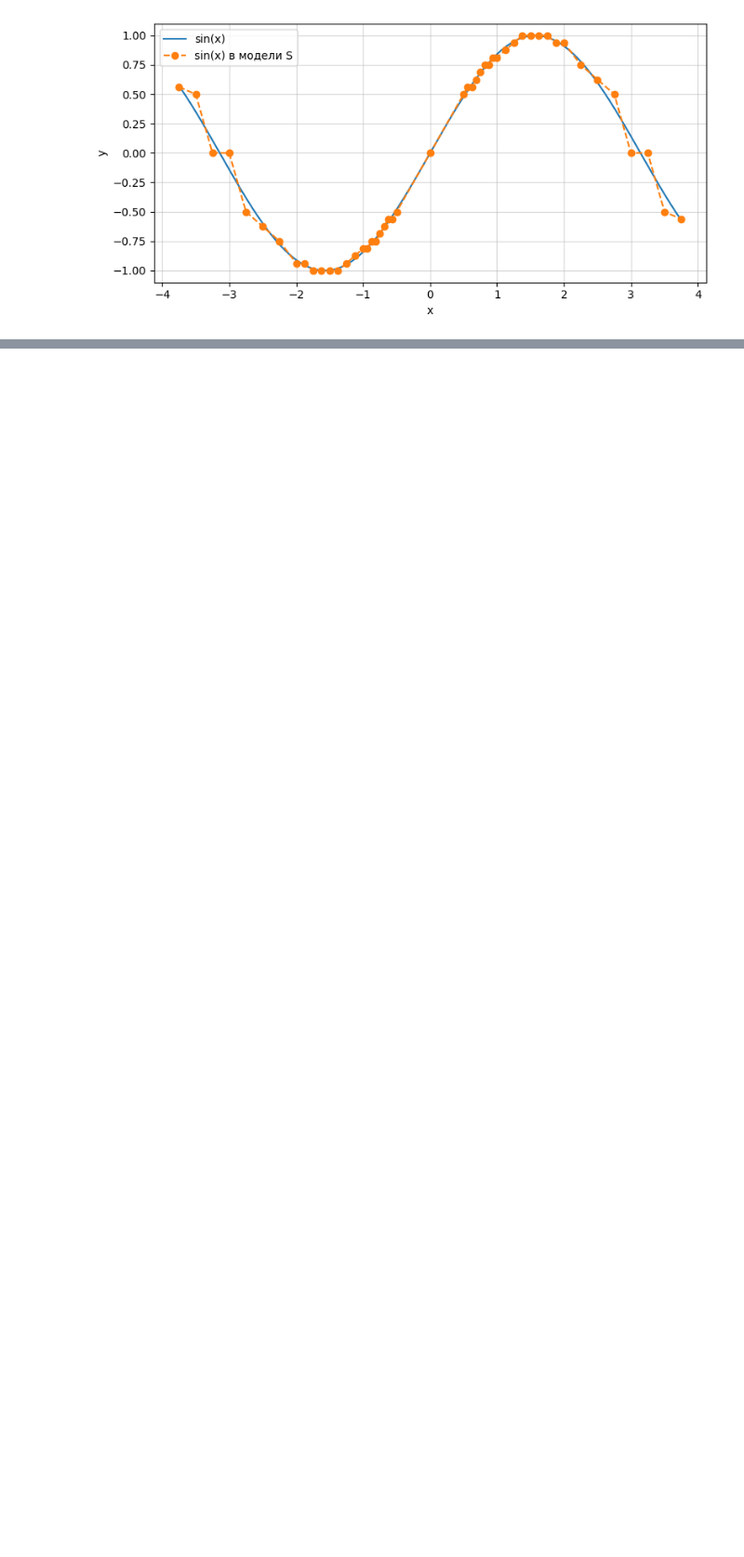
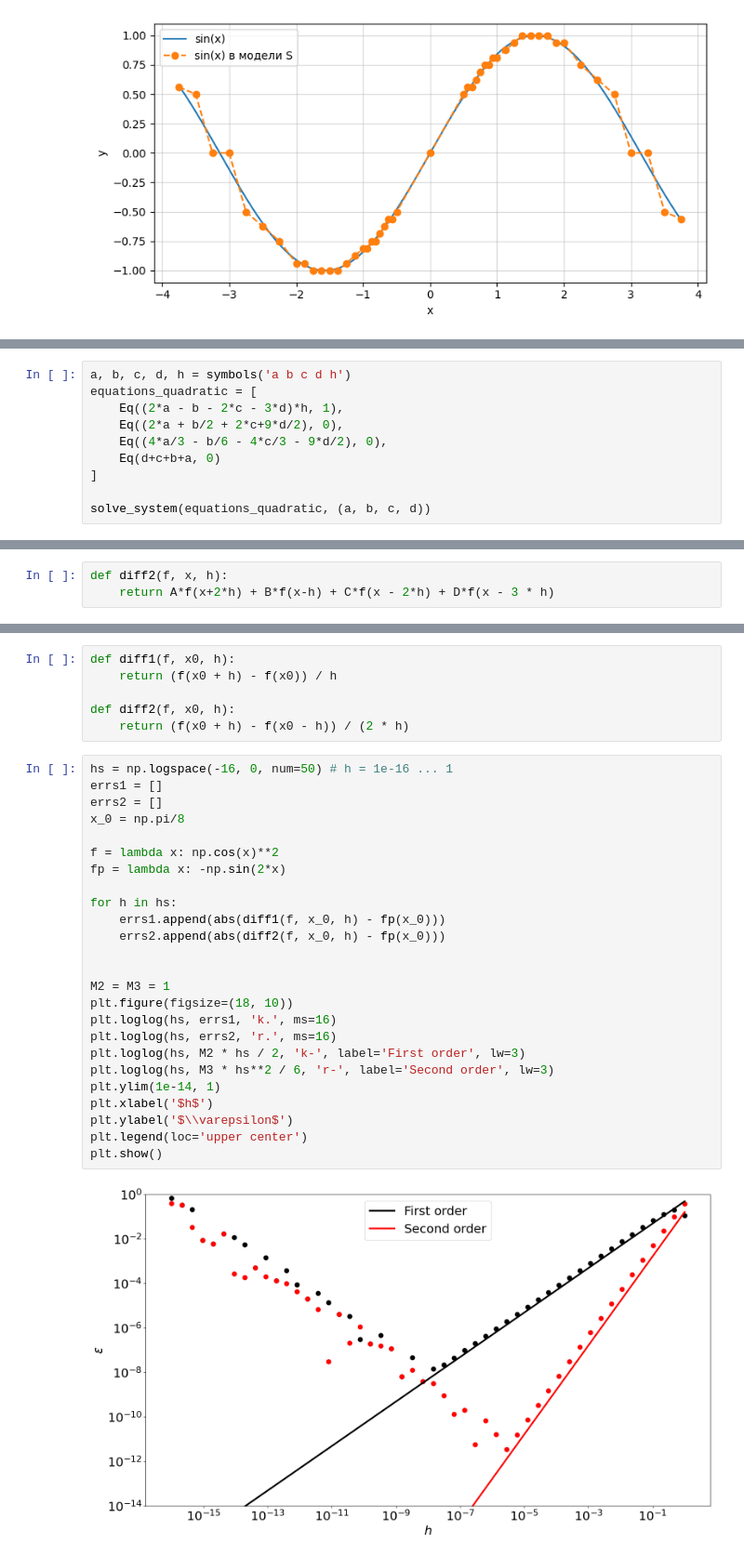
Before and after one commit to katsimat/courses, a Jupyter notebook: calc_math/homework/hw_1.ipynb, the cells around one changed output, grey strips where cells are left out. Shown at 93% size. Saved outputs shown, nothing was run; the diff lists cells and outputs as text; blank space fills up the shorter version.

```diff
--- a/calc_math/homework/hw_1.ipynb
+++ b/calc_math/homework/hw_1.ipynb
@@ -164,0 +355,10 @@ plt.tight_layout()
+# %%
+a, b, c, d, h = symbols('a b c d h')
+equations_quadratic = [
+    Eq((2*a - b - 2*c - 3*d)*h, 1),
+    Eq((2*a + b/2 + 2*c+9*d/2), 0),
+    Eq((4*a/3 - b/6 - 4*c/3 - 9*d/2), 0),
+    Eq(d+c+b+a, 0)
+]
+
+solve_system(equations_quadratic, (a, b, c, d))
@@ -164,0 +413,3 @@ plt.tight_layout()
+# %%
+def diff2(f, x, h):
+    return A*f(x+2*h) + B*f(x-h) + C*f(x - 2*h) + D*f(x - 3 * h)
@@ -164,0 +468,33 @@ plt.tight_layout()
+# %%
+def diff1(f, x0, h):
+    return (f(x0 + h) - f(x0)) / h
+
+def diff2(f, x0, h):
+    return (f(x0 + h) - f(x0 - h)) / (2 * h)
+# %%
+hs = np.logspace(-16, 0, num=50) # h = 1e-16 ... 1
+errs1 = []
+errs2 = []
+x_0 = np.pi/8
+
+f = lambda x: np.cos(x)**2
+fp = lambda x: -np.sin(2*x)
+
+for h in hs:
+    errs1.append(abs(diff1(f, x_0, h) - fp(x_0)))
+    errs2.append(abs(diff2(f, x_0, h) - fp(x_0)))
+
+
+M2 = M3 = 1
+plt.figure(figsize=(18, 10))
+plt.loglog(hs, errs1, 'k.', ms=16)
+plt.loglog(hs, errs2, 'r.', ms=16)
+plt.loglog(hs, M2 * hs / 2, 'k-', label='First order', lw=3)
+plt.loglog(hs, M3 * hs**2 / 6, 'r-', label='Second order', lw=3)
+plt.ylim(1e-14, 1)
+plt.xlabel('$h$')
+plt.ylabel('$\\varepsilon$')
+plt.legend(loc='upper center')
+plt.show()
+# %% [output]
+[figure, added]
```
Also changed, not shown: parts of 16 cells of this notebook.
